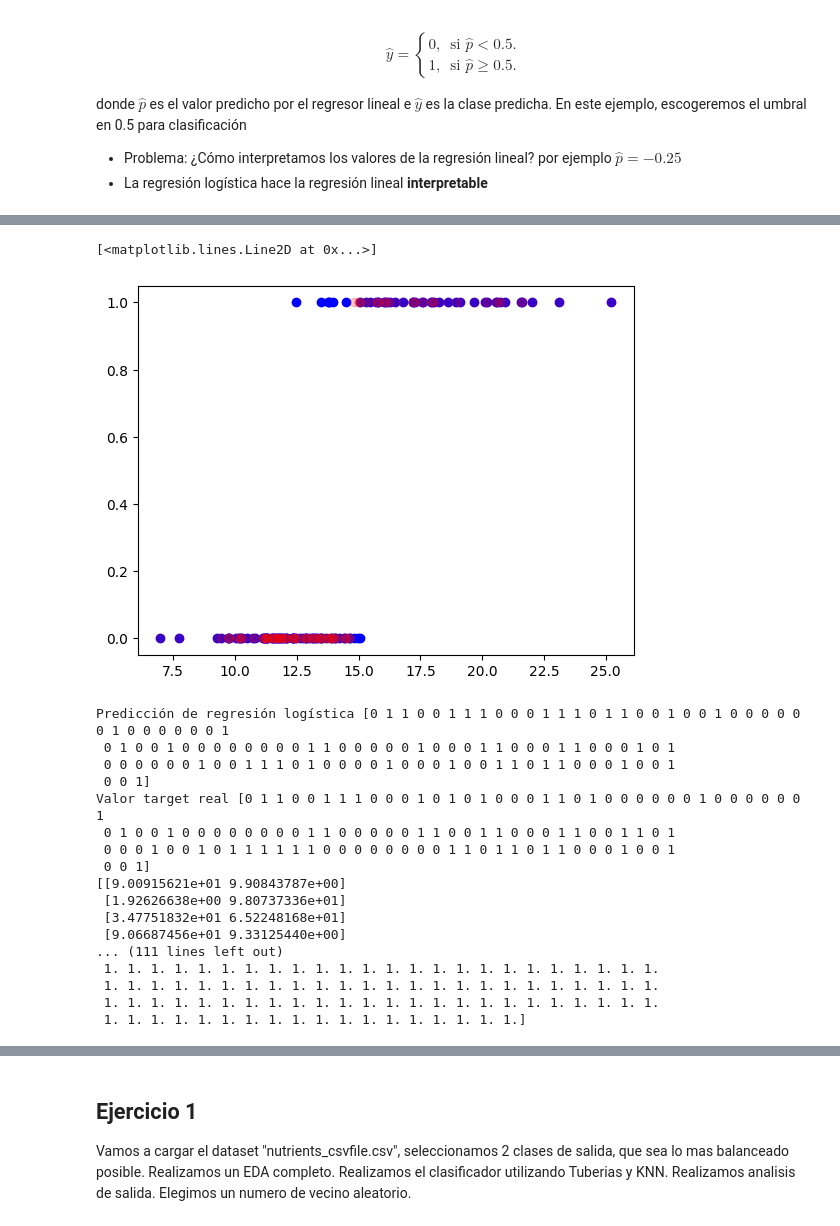
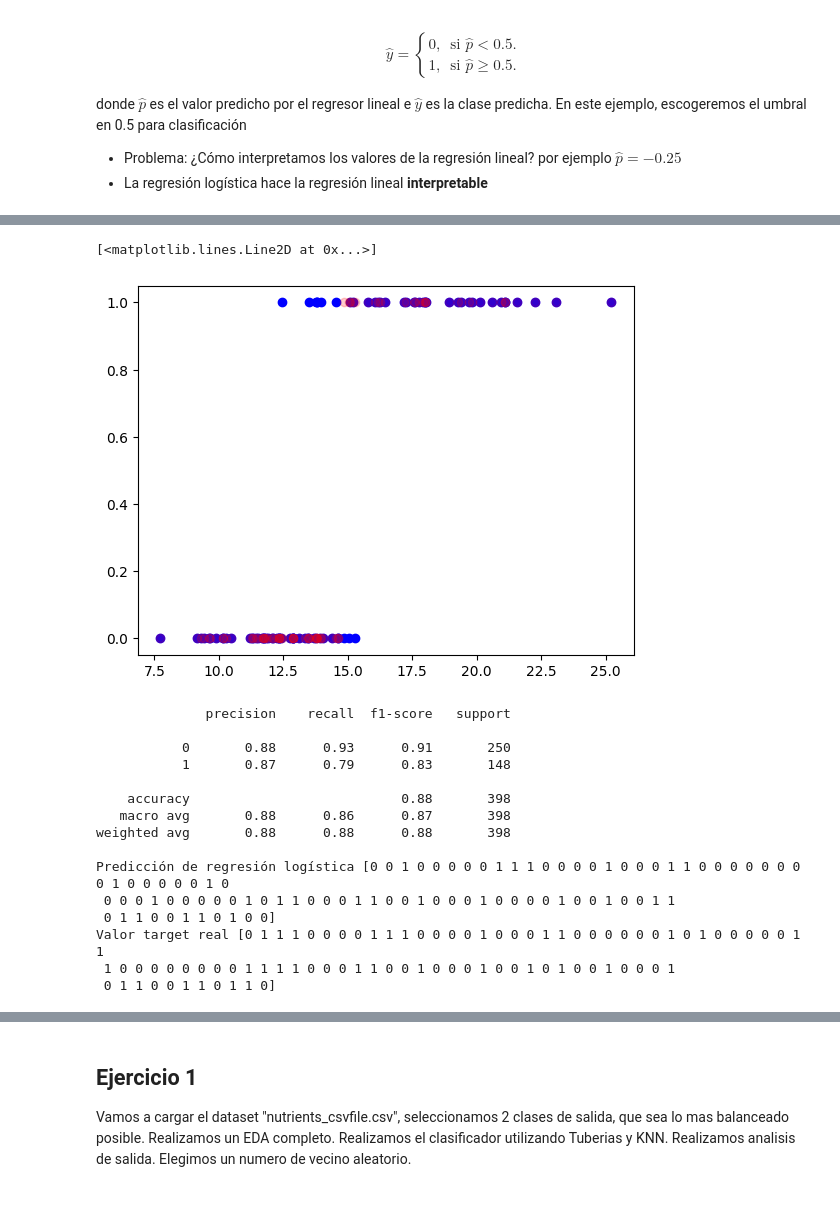
Before and after one commit to jeedorsa/Bootcamp-Data-Science, a Jupyter notebook: Clases/Classification/7-ClassificationModels.ipynb, the cells around one changed output, grey strips where cells are left out. Drawn from its saved outputs; the diff is of its cells as text; code cells hidden in the pictures.

```diff
--- a/Clases/Classification/7-ClassificationModels.ipynb
+++ b/Clases/Classification/7-ClassificationModels.ipynb
@@ -149,9 +149,13 @@ X = br_cancer.data[:, 0].reshape(-1,1) # mean_radius
 y = 1 - br_cancer.target # Nuevamente inversión maligno/benigno 0/1
 # Luego de inversión: benigno 0 y maligno 1
 
-X_train, X_test, y_train, y_test = train_test_split(X, y,
-                                                    test_size=0.2,
-                                                    random_state=42)
+X_train, X_val, y_train, y_val = train_test_split(X, y,
+                                                    test_size=0.3,
+                                                    random_state=41,
+                                                    stratify=y)
+X_val, X_test, y_val, y_test = train_test_split(X_val, y_val,
+                                                    test_size=0.5,
+                                                    random_state=41)
 
 plt.plot(X_train, y_train,'bo')
 plt.show()
@@ -208,37 +242,35 @@ $$ \sigma(t) = \frac{1}{1+e^{-t}} = \frac{1}{1+\frac{1}{e^t}}$$
 # %%
 from sklearn.linear_model import LogisticRegression
 
 # Entrenamiento regresión logística
 log_reg = LogisticRegression()
 log_reg.fit(X_train, y_train)
 
 # Gráfico datos reales test vs predicciones de test
-plt.plot(X_test, y_test,'bo')
-plt.plot(X_test, log_reg.predict(X_test), 'ro', alpha=0.2)
+plt.plot(X_val, y_val,'bo')
+plt.plot(X_val, log_reg.predict(X_val), 'ro', alpha=0.2)
 # %% [output]
 [<matplotlib.lines.Line2D at 0x...>]
-[figure, old version]
+[figure, new version]
 # %%
 import numpy as np
-print("Predicción de regresión logística", log_reg.predict(X_test))
-print("Valor target real", y_test)
-print(log_reg.predict_proba(X_test)*100)
-print(np.sum(log_reg.predict_proba(X_test),axis=1)) # Suma de probabilidades igual a 1
+from sklearn.metrics import classification_report
+print(classification_report(y_train,log_reg.predict(X_train)))
+print("Predicción de regresión logística", log_reg.predict(X_val))
+print("Valor target real", y_val)
 # %% [output]
-Predicción de regresión logística [0 1 1 0 0 1 1 1 0 0 0 1 1 1 0 1 1 0 0 1 0 0 1 0 0 0 0 0 0 1 0 0 0 0 0 0 1
- 0 1 0 0 1 0 0 0 0 0 0 0 0 1 1 0 0 0 0 0 1 0 0 0 1 1 0 0 0 1 1 0 0 0 1 0 1
- 0 0 0 0 0 0 1 0 0 1 1 1 0 1 0 0 0 0 1 0 0 0 1 0 0 1 1 0 1 1 0 0 0 1 0 0 1
- 0 0 1]
-Valor target real [0 1 1 0 0 1 1 1 0 0 0 1 0 1 0 1 0 0 0 1 1 0 1 0 0 0 0 0 0 1 0 0 0 0 0 0 1
- 0 1 0 0 1 0 0 0 0 0 0 0 0 1 1 0 0 0 0 0 1 1 0 0 1 1 0 0 0 1 1 0 0 1 1 0 1
- 0 0 0 1 0 0 1 0 1 1 1 1 1 1 0 0 0 0 0 0 0 0 1 1 0 1 1 0 1 1 0 0 0 1 0 0 1
- 0 0 1]
-[[9.00915621e+01 9.90843787e+00]
- [1.92626638e+00 9.80737336e+01]
- [3.47751832e+01 6.52248168e+01]
- [9.06687456e+01 9.33125440e+00]
-... (111 lines left out)
- 1. 1. 1. 1. 1. 1. 1. 1. 1. 1. 1. 1. 1. 1. 1. 1. 1. 1. 1. 1. 1. 1. 1. 1.
- 1. 1. 1. 1. 1. 1. 1. 1. 1. 1. 1. 1. 1. 1. 1. 1. 1. 1. 1. 1. 1. 1. 1. 1.
- 1. 1. 1. 1. 1. 1. 1. 1. 1. 1. 1. 1. 1. 1. 1. 1. 1. 1. 1. 1. 1. 1. 1. 1.
- 1. 1. 1. 1. 1. 1. 1. 1. 1. 1. 1. 1. 1. 1. 1. 1. 1. 1.]
+              precision    recall  f1-score   support
+
+           0       0.88      0.93      0.91       250
+           1       0.87      0.79      0.83       148
+
+    accuracy                           0.88       398
+   macro avg       0.88      0.86      0.87       398
+weighted avg       0.88      0.88      0.88       398
+
+Predicción de regresión logística [0 0 1 0 0 0 0 0 1 1 1 0 0 0 0 1 0 0 0 1 1 0 0 0 0 0 0 0 0 1 0 0 0 0 0 1 0
+ 0 0 0 1 0 0 0 0 0 1 0 1 1 0 0 0 1 1 0 0 1 0 0 0 1 0 0 0 0 1 0 0 1 0 0 1 1
+ 0 1 1 0 0 1 1 0 1 0 0]
+Valor target real [0 1 1 1 0 0 0 0 1 1 1 0 0 0 0 1 0 0 0 1 1 0 0 0 0 0 0 1 0 1 0 0 0 0 0 1 1
+ 1 0 0 0 0 0 0 0 0 1 1 1 1 0 0 0 1 1 0 0 1 0 0 0 1 0 0 1 0 1 0 0 1 0 0 0 1
+ 0 1 1 0 0 1 1 0 1 1 0]
```
Also changed, not shown: parts of 36 cells of this notebook, 3 other files.
